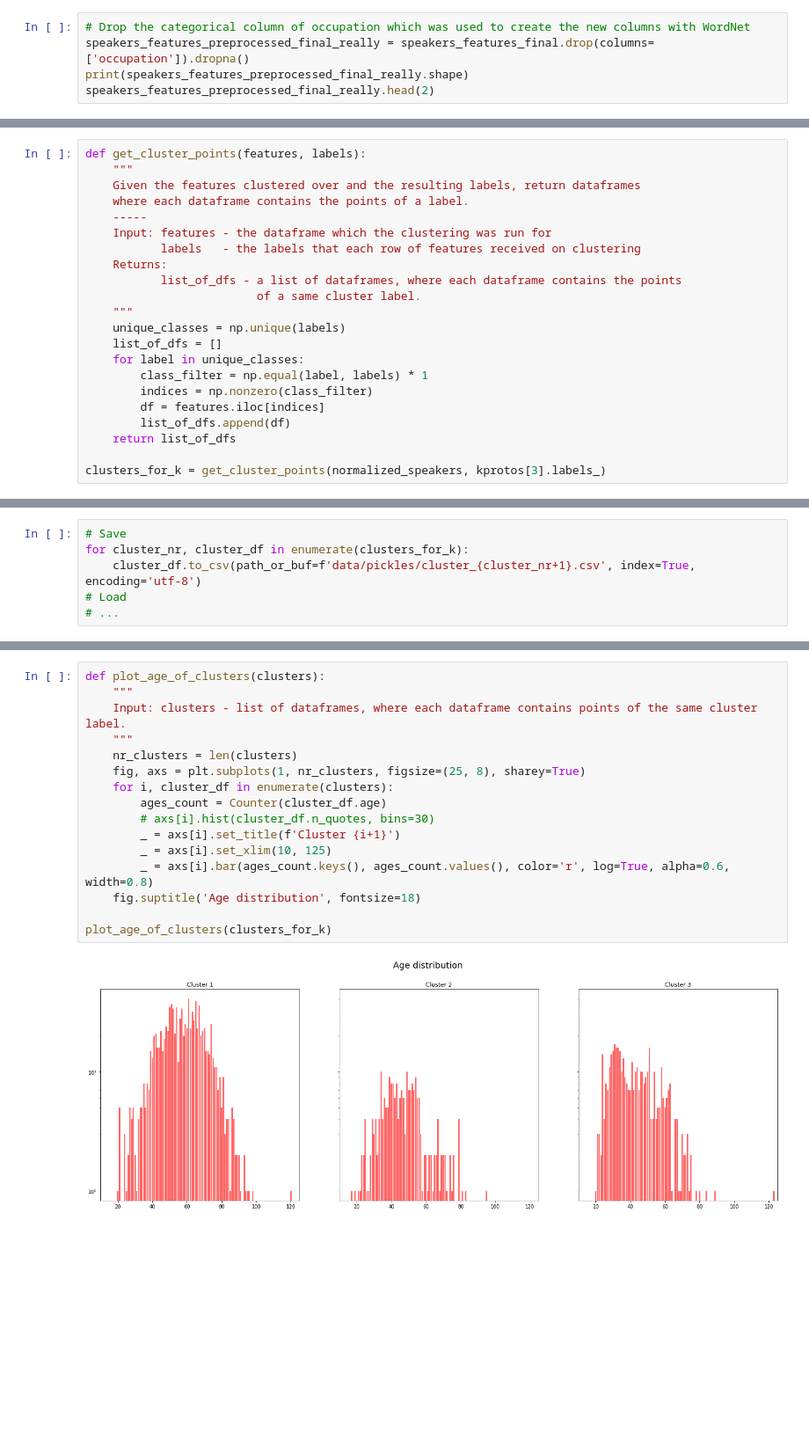
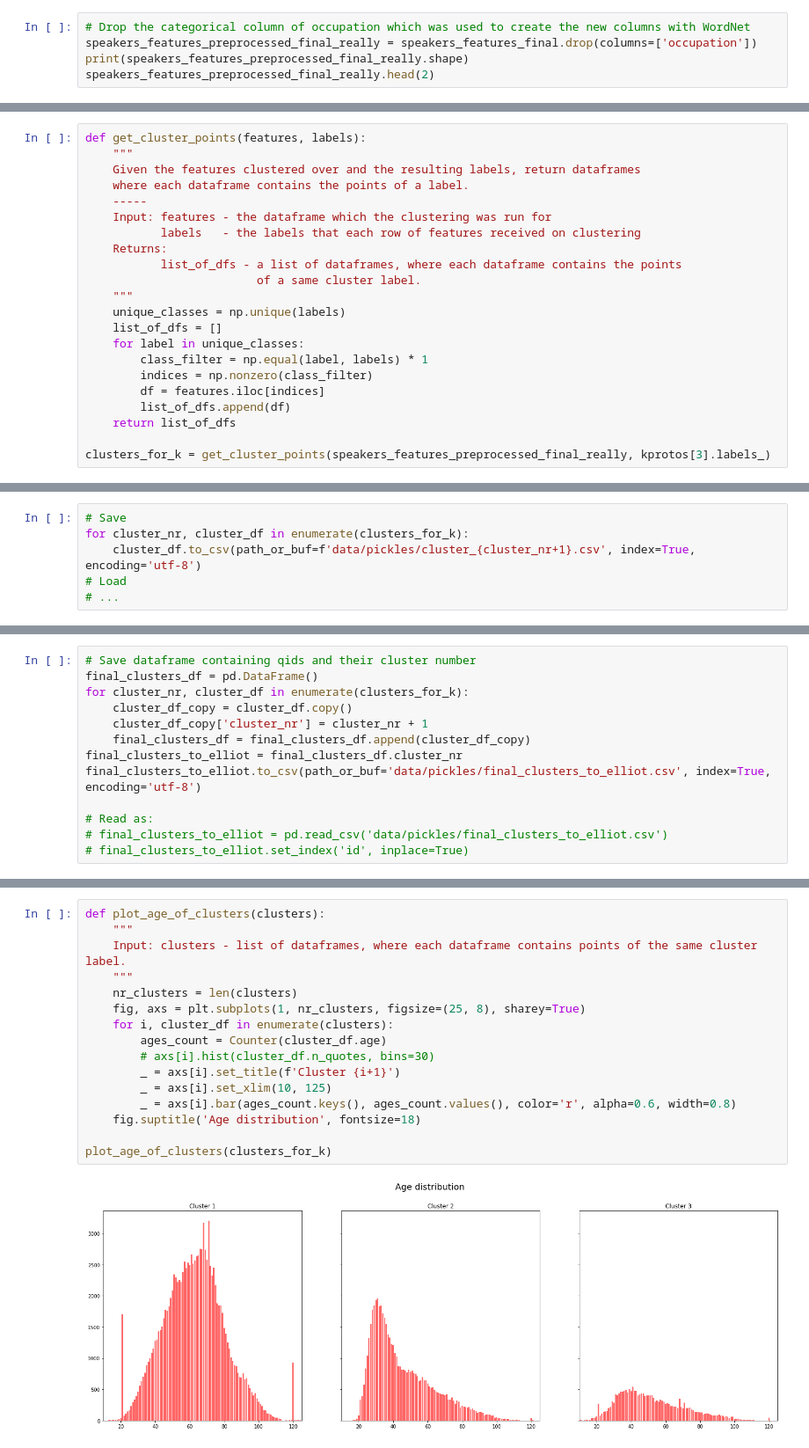
Before and after one commit to epfl-ada/ada-2021-project-quotebankers, a Jupyter notebook: clustering.ipynb, the cells around one changed output, grey strips where cells are left out. Shown at 88% size. Saved outputs shown, nothing was run; the diff lists cells and outputs as text; blank space fills up the shorter version.

Commit message:
Added data to pickles

```diff
--- a/clustering.ipynb
+++ b/clustering.ipynb
@@ -255,7 +255,7 @@ See the caveats in the documentation: https://pandas.pydata.org/pandas-docs/stab
 Drop the categorical column of occupation which was used to create the new columns with WordNet
 # %%
 # Drop the categorical column of occupation which was used to create the new columns with WordNet
-speakers_features_preprocessed_final_really = speakers_features_final.drop(columns=['occupation']).dropna()
+speakers_features_preprocessed_final_really = speakers_features_final.drop(columns=['occupation'])
 print(speakers_features_preprocessed_final_really.shape)
 speakers_features_preprocessed_final_really.head(2)
 # %% [output]
@@ -395,7 +395,7 @@ def get_cluster_points(features, labels):
         list_of_dfs.append(df)
     return list_of_dfs
 
-clusters_for_k = get_cluster_points(normalized_speakers, kprotos[3].labels_)
+clusters_for_k = get_cluster_points(speakers_features_preprocessed_final_really, kprotos[3].labels_)
 # %% [markdown]
 ##### SAVE or LOAD the clusters_for_k dataframes for each cluster:
 # %%
@@ -406,0 +409,13 @@ for cluster_nr, cluster_df in enumerate(clusters_for_k):
+# %%
+# Save dataframe containing qids and their cluster number
+final_clusters_df = pd.DataFrame()
+for cluster_nr, cluster_df in enumerate(clusters_for_k):
+    cluster_df_copy = cluster_df.copy()
+    cluster_df_copy['cluster_nr'] = cluster_nr + 1
+    final_clusters_df = final_clusters_df.append(cluster_df_copy)
+final_clusters_to_elliot = final_clusters_df.cluster_nr
+final_clusters_to_elliot.to_csv(path_or_buf='data/pickles/final_clusters_to_elliot.csv', index=True, encoding='utf-8')
+
+# Read as:
+# final_clusters_to_elliot = pd.read_csv('data/pickles/final_clusters_to_elliot.csv')
+# final_clusters_to_elliot.set_index('id', inplace=True)
@@ -487,18 +513,18 @@ plot_nr_quotes_of_clusters(clusters_for_k)
 # %%
 def plot_age_of_clusters(clusters):
     """
     Input: clusters - list of dataframes, where each dataframe contains points of the same cluster label.
     """
     nr_clusters = len(clusters)
     fig, axs = plt.subplots(1, nr_clusters, figsize=(25, 8), sharey=True)
     for i, cluster_df in enumerate(clusters):
         ages_count = Counter(cluster_df.age)
         # axs[i].hist(cluster_df.n_quotes, bins=30)
         _ = axs[i].set_title(f'Cluster {i+1}')
         _ = axs[i].set_xlim(10, 125)
-        _ = axs[i].bar(ages_count.keys(), ages_count.values(), color='r', log=True, alpha=0.6, width=0.8)
+        _ = axs[i].bar(ages_count.keys(), ages_count.values(), color='r', alpha=0.6, width=0.8)
     fig.suptitle('Age distribution', fontsize=18)
 
 plot_age_of_clusters(clusters_for_k)
 # %% [output]
-[figure, old version]
+[figure, new version]
```
Also changed, not shown: parts of 7 cells of this notebook, 10 other files.
